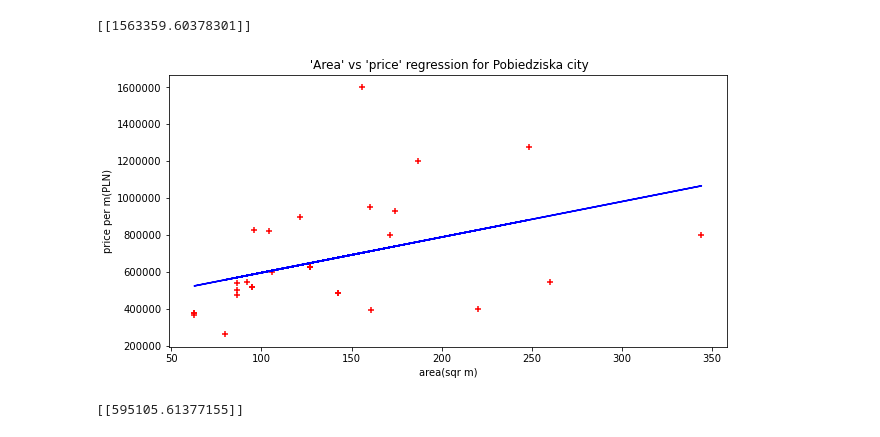
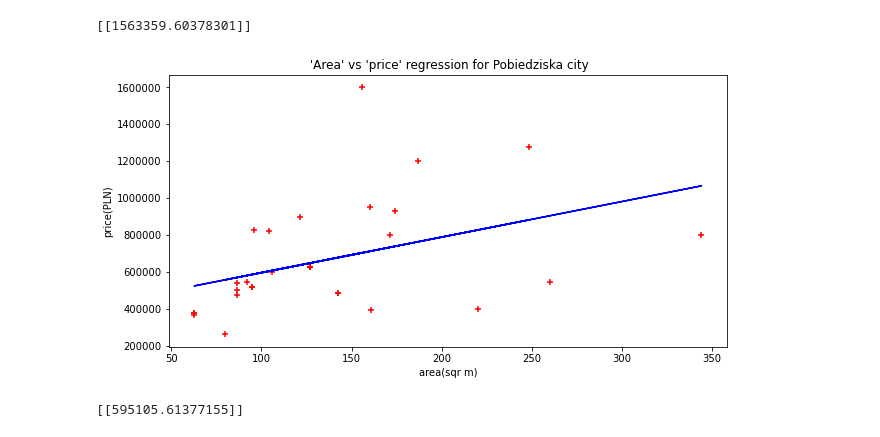
Before and after one commit to MariuszTP/house-prices-analysis, a Jupyter notebook: otodom_analysis scikitlearn master.ipynb, the cells around one changed output. Cells and saved outputs as stored; diff of their text form; code cells hidden in the pictures.

Commit message:
diagram axis description change

```diff
--- a/otodom_analysis scikitlearn master.ipynb
+++ b/otodom_analysis scikitlearn master.ipynb
@@ -413,15 +413,15 @@ print(y_predict)
 # %%
 %matplotlib inline
 plt.figure(figsize=(10, 5))
 plt.xlabel('area(sqr m)')
-plt.ylabel('price per m(PLN)')
+plt.ylabel('price(PLN)')
 plt.title(" 'Area' vs 'price' regression for Pobiedziska city")
 plt.scatter(df_pob.area, df_pob.price, color='red', marker="+")
 plt.plot(df_pob.area, y_predict_pob, color='blue')
 plt.ticklabel_format(style='plain', useOffset=False, axis='x')
 plt.ticklabel_format(style='plain', useOffset=False, axis='y')
 # %% [output]
-[figure, old version]
+[figure, new version]
 # %%
 #House price prediciton for 100m sqr
 y_predict_pob = reg_pob.predict([[100]])
```
Also changed, not shown: parts of 1 cell of this notebook, 4 other files.
